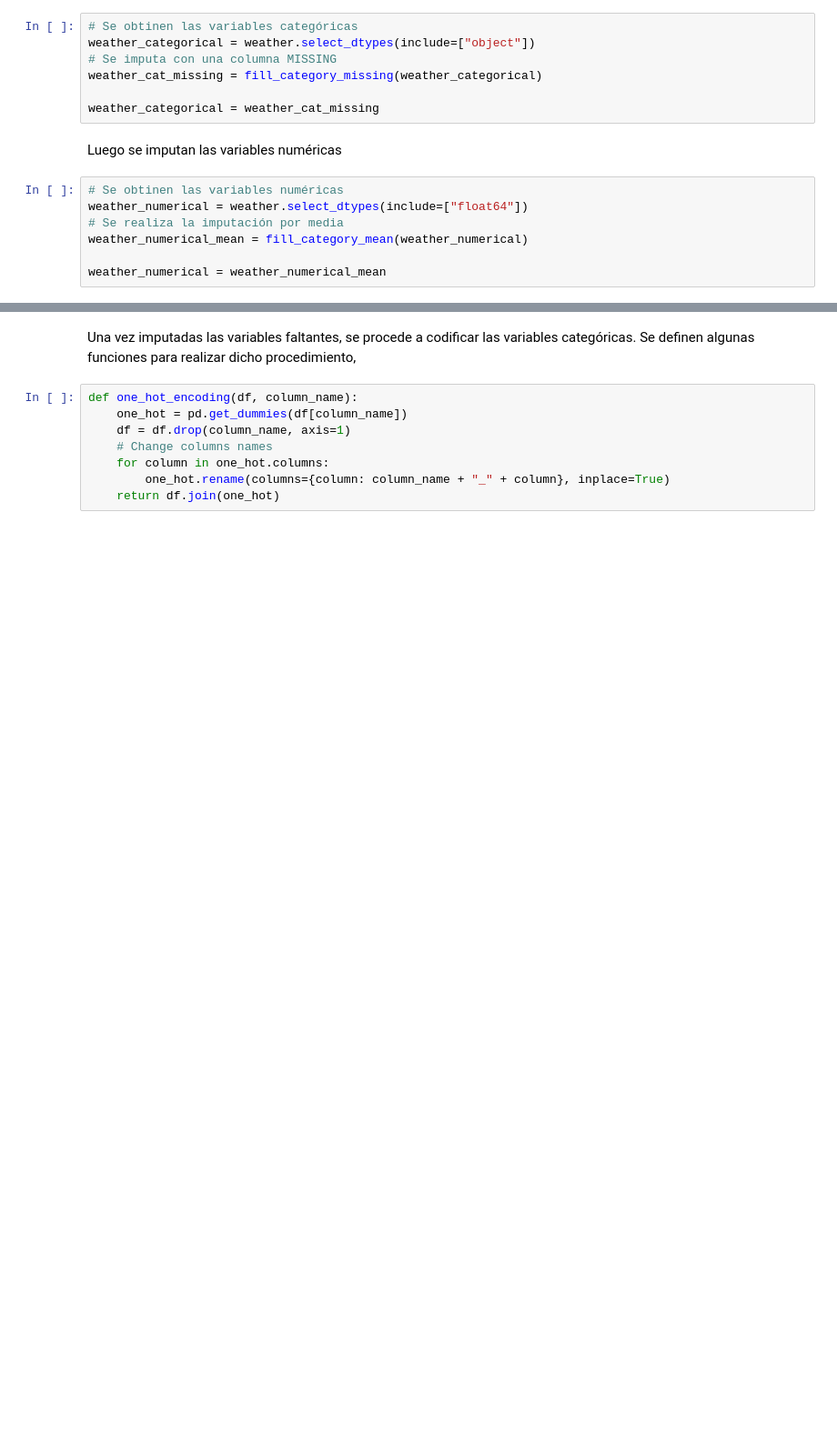
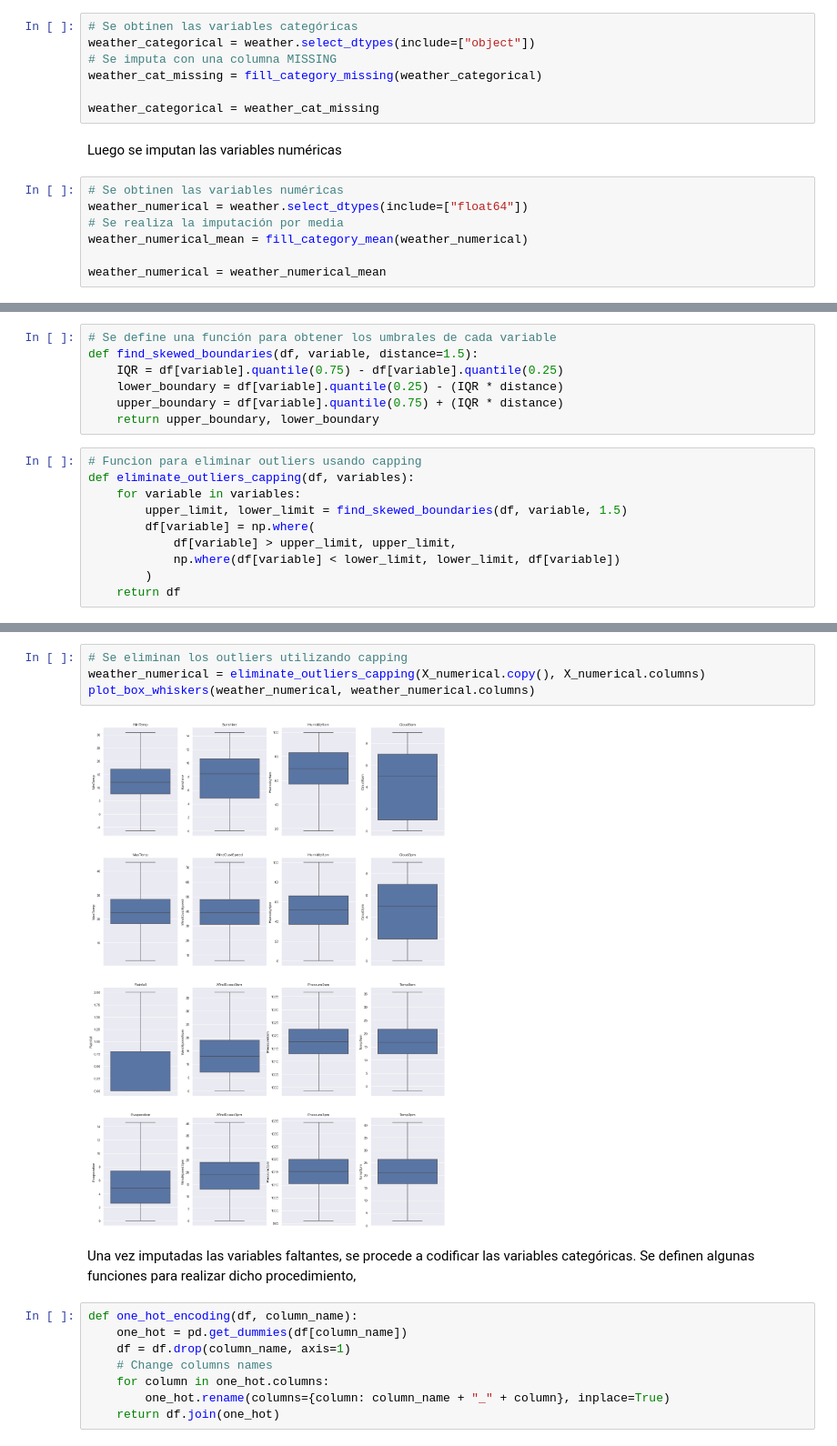
Before and after one commit to GonzaloRomeroR/CEIA, a Jupyter notebook: intro_ia/TP/TP.ipynb, the cells around one changed output, grey strips where cells are left out. Shown at 91% size. Drawn from its saved outputs; the diff is of its cells as text; blank space fills up the shorter version.

Commit message:
Eliminate a outliers in data analysis TP

```diff
--- a/intro_ia/TP/TP.ipynb
+++ b/intro_ia/TP/TP.ipynb
@@ -476,0 +486,17 @@ weather_numerical = weather_numerical_mean
+# %%
+# Se define una función para obtener los umbrales de cada variable
+def find_skewed_boundaries(df, variable, distance=1.5):
+    IQR = df[variable].quantile(0.75) - df[variable].quantile(0.25)
+    lower_boundary = df[variable].quantile(0.25) - (IQR * distance)
+    upper_boundary = df[variable].quantile(0.75) + (IQR * distance)
+    return upper_boundary, lower_boundary
+# %%
+# Funcion para eliminar outliers usando capping
+def eliminate_outliers_capping(df, variables):
+    for variable in variables:
+        upper_limit, lower_limit = find_skewed_boundaries(df, variable, 1.5)
+        df[variable] = np.where(
+            df[variable] > upper_limit, upper_limit,
+            np.where(df[variable] < lower_limit, lower_limit, df[variable])
+        )
+    return df
@@ -477,3 +507,9 @@ weather_numerical = weather_numerical_mean
+# %%
+# Se eliminan los outliers utilizando capping
+weather_numerical = eliminate_outliers_capping(X_numerical.copy(), X_numerical.columns)
+plot_box_whiskers(weather_numerical, weather_numerical.columns)
+# %% [output]
+[figure, added]
 # %% [markdown]
 Una vez imputadas las variables faltantes, se procede a codificar las variables categóricas. Se definen algunas funciones para realizar dicho procedimiento,
 # %%
```
Also changed, not shown: parts of 3 cells of this notebook.
